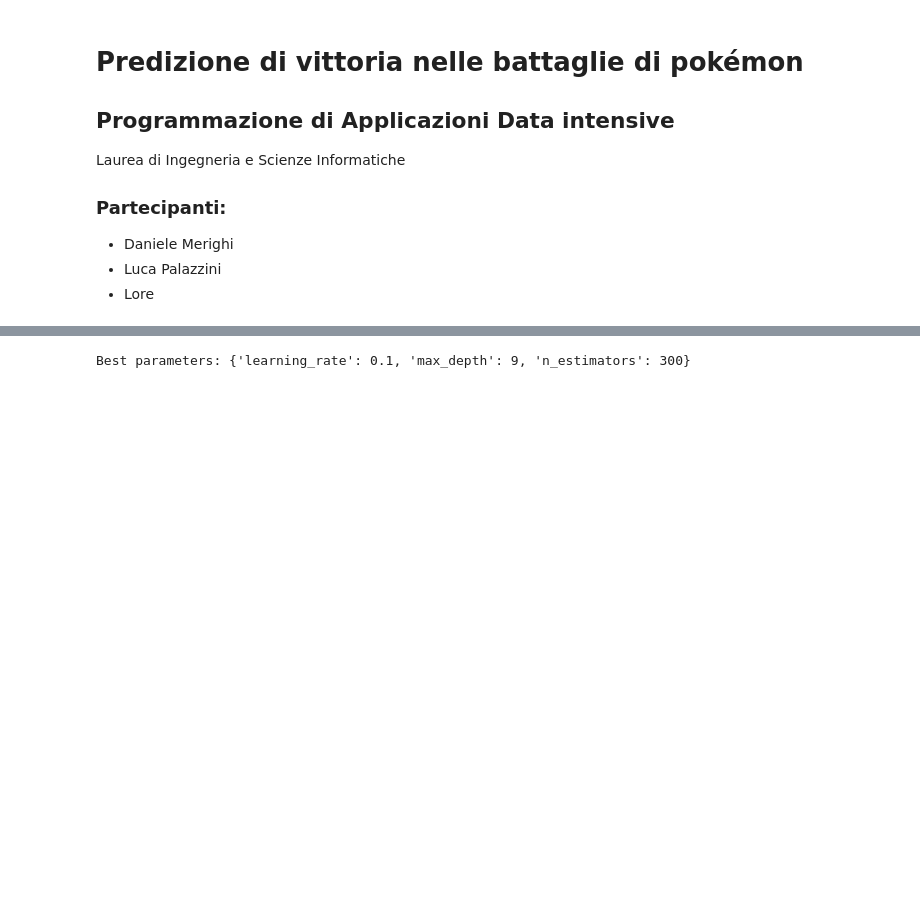
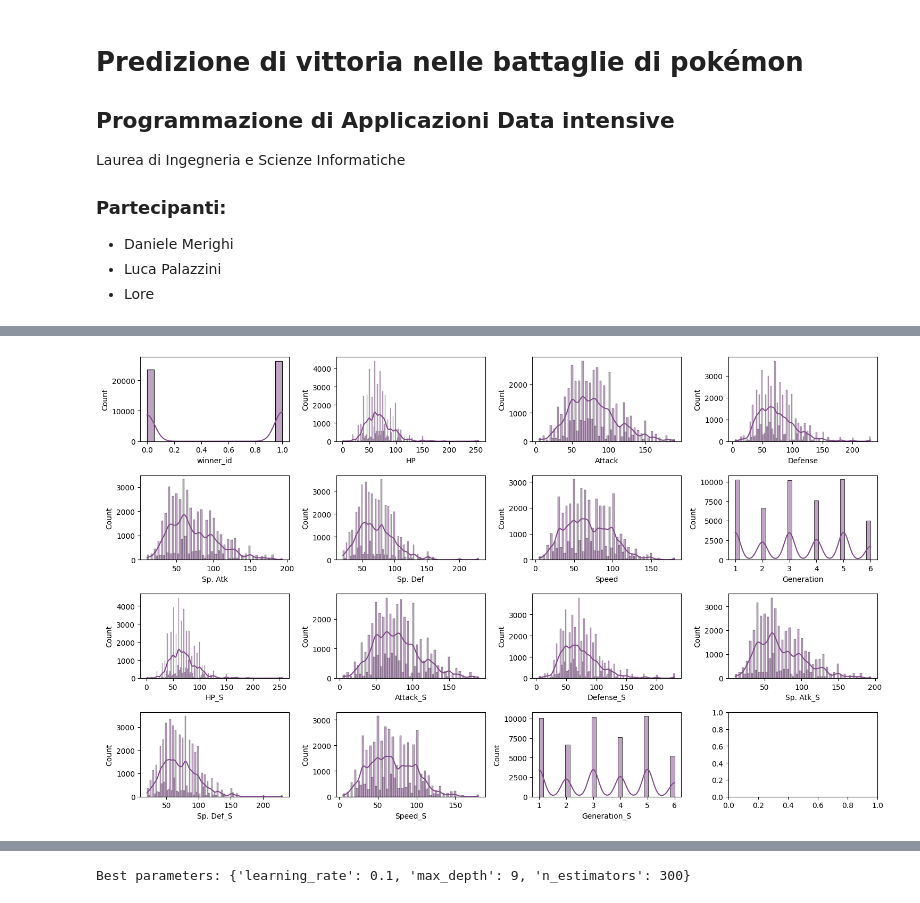
Before and after one commit to Fuwuffyi/Pokemon-DataIntensive2025, a Jupyter notebook: main.ipynb, the cells around one changed output, grey strips where cells are left out. Saved outputs shown, nothing was run; the diff lists cells and outputs as text; code cells hidden in the pictures; blank space fills up the shorter version.

Commit message:
First notebook cleanup step

```diff
--- a/main.ipynb
+++ b/main.ipynb
@@ -210,0 +27,8 @@ column_encoder: ColumnTransformer = ColumnTransformer(
+# %%
+# Definizione dei percorsi e dei parametri globali
+DATASET_BASE_PATH: str = './datasets'
+COMBATS_PATH: str = f"{DATASET_BASE_PATH}/combats.csv"
+TYPE_CHART_PATH: str = f"{DATASET_BASE_PATH}/type_chart.csv"
+POKEMON_PATH: str = f"{DATASET_BASE_PATH}/pokemon.csv"
+MODEL_DIR: str = './models'
+RANDOM_STATE: int = 42
@@ -210,0 +68,15 @@ column_encoder: ColumnTransformer = ColumnTransformer(
+# %%
+# Caricamento dei DataFrame
+df_combats: pd.DataFrame = pd.read_csv(COMBATS_PATH)
+df_type_chart: pd.DataFrame = pd.read_csv(TYPE_CHART_PATH)
+df_pokemon: pd.DataFrame = pd.read_csv(POKEMON_PATH)
+df_pokemon.set_index('#', inplace=True)
+# Prerprocessing del campo winner per avere 0 se vince il primo Pokemon e 1 se vince il_So
+df_combats['winner_id'] = df_combats.apply(
+   lambda row: 0 if row['Winner'] == row['First_pokemon'] else 1, axis=1
+)
+# Unione dei DataFrame dei combattimenti con quello dei Pokemon
+df_combats = df_combats \
+   .join(df_pokemon, on="First_pokemon", how="left", rsuffix='_F') \
+   .join(df_pokemon, on="Second_pokemon", how="left", rsuffix='_S') \
+   .drop(columns=['First_pokemon', 'Second_pokemon', 'Winner'])
@@ -210,0 +122,11 @@ column_encoder: ColumnTransformer = ColumnTransformer(
+# %%
+# Estraiamo i dati numerici dal dataframe
+numeric_cols: list[str] = df_combats.select_dtypes(include=['int64', 'float64']).columns.tolist()
+
+fig, axes = plt.subplots(4, 4, figsize=(15, 9))
+for idx, col in enumerate(numeric_cols):
+    ax = axes.flat[idx]
+    sb.histplot(df_combats[col], kde=True, ax=ax, color=bar_color)
+plt.tight_layout()
+# %% [output]
+[figure, added]
```
Also changed, not shown: parts of 51 cells of this notebook.
